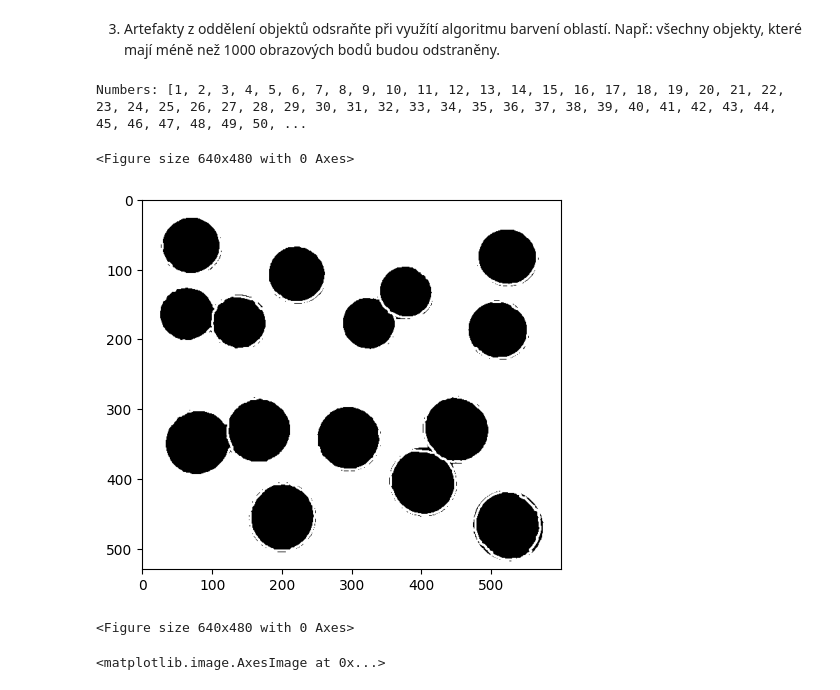
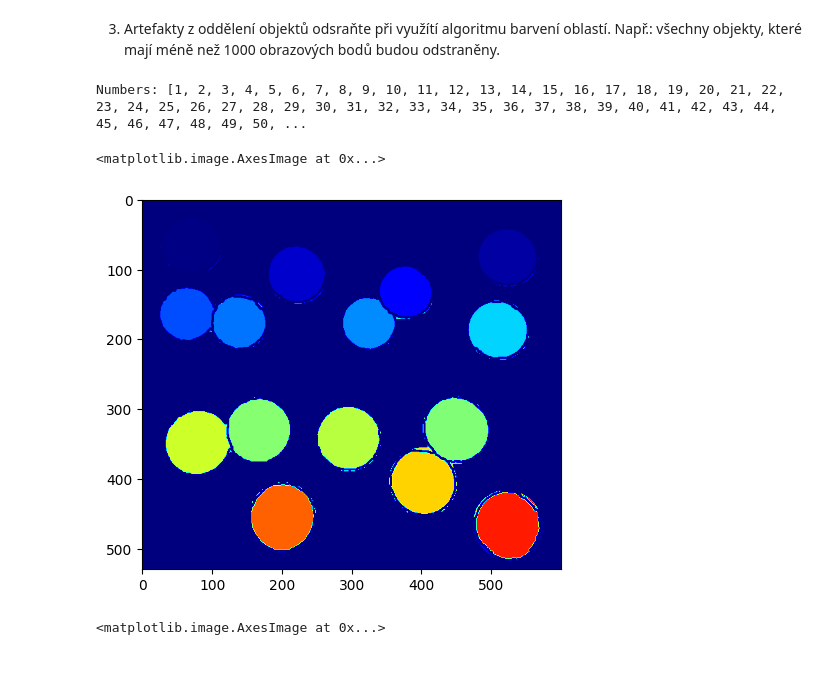
Before and after one commit to TUL-IT-2020/PVI-Pocitacove_videni, a Jupyter notebook: cviceni/cv06/cv06.ipynb, the cells around one changed output. Drawn from its saved outputs; the diff is of its cells as text; code cells hidden in the pictures.

```diff
--- a/cviceni/cv06/cv06.ipynb
+++ b/cviceni/cv06/cv06.ipynb
@@ -305,26 +305,24 @@ odstraněny.
 # %%
 # reload lib functional
 import importlib
 from my_libs.img.functional import *
 importlib.reload(ml.img.functional)
 
 
 img_for_coloring = bin_img_without_boundaries
 
 # invert image
 img_for_coloring = cv2.bitwise_not(img_for_coloring)
 
 # Colored objects:
 img_colored, numbers = color_objects(img_for_coloring)
 print("Numbers:", numbers)
 plt.figure("Colored objects")
-plt.imshow(colored, cmap='jet')
-plt.imshow(img_colored)
+plt.imshow(img_colored, cmap='jet')
 # %% [output]
 Numbers: [1, 2, 3, 4, 5, 6, 7, 8, 9, 10, 11, 12, 13, 14, 15, 16, 17, 18, 19, 20, 21, 22, 23, 24, 25, 26, 27, 28, 29, 30, 31, 32, 33, 34, 35, 36, 37, 38, 39, 40, 41, 42, 43, 44, 45, 46, 47, 48, 49, 50, ...
-<Figure size 640x480 with 0 Axes>
+<matplotlib.image.AxesImage at 0x...>
-[figure, old version]
+[figure, new version]
-<Figure size 640x480 with 0 Axes>
 # %%
 area = 1000
 
```
Also changed, not shown: parts of 5 cells of this notebook, 1 other file.
